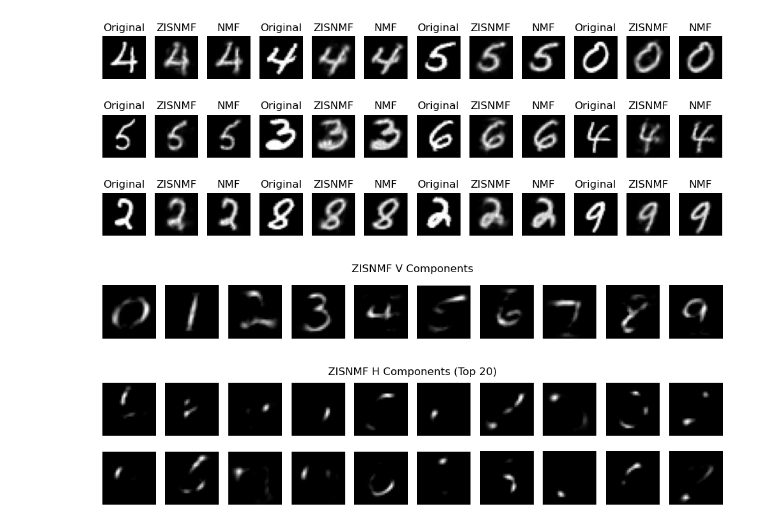
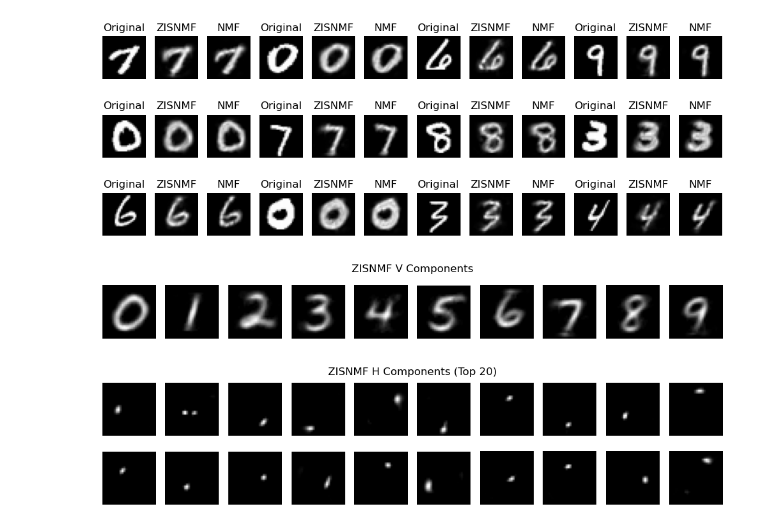
Before and after one commit to ZengFLab/zisnmf, a Jupyter notebook: test_digit.ipynb, the cells around one changed output. Cells and saved outputs as stored; diff of their text form; code cells hidden in the pictures.

```diff
--- a/test_digit.ipynb
+++ b/test_digit.ipynb
@@ -28,17 +28,20 @@ target = target.astype(int)
 n_classes = len(np.unique(target))
 # %%
 # 设置参数
-n_components = 150
+n_components = 100
+n_extra_states = 100
 num_epochs = 100
 learning_rate = 0.01
 alpha = 0.2
 
-# 运行LSNMF
-zisnmf = ZISNMF(n_samples, n_features, n_components, n_classes, zero_inflated=False, delta=0, init_type='random', device='cuda')
+# 运行zisnmf
+zisnmf = ZISNMF(n_samples, n_features, n_classes, n_extra_states, zero_inflated=False, delta=0, device='cuda')
 
 L = torch.zeros((n_samples, n_classes))
 L[np.arange(n_samples), target] = 1.0  # 假设每个样本属于一个状态
-W_lsnmf, H_lsnmf = zisnmf.fit_transform(torch.from_numpy(X).float(), L, num_epochs=num_epochs, learning_rate=learning_rate, alpha=alpha, batch_size=1024)
+
+M_zisnmf, V_zisnmf, W_zisnmf, H_zisnmf = zisnmf.fit_transform(torch.from_numpy(X).float(), L, num_epochs=num_epochs,
+                                                          learning_rate=learning_rate, alpha=alpha, batch_size=256)
 # %%
 # 运行NMF
 nmf = NMF(n_components=n_components, max_iter=num_epochs, init='random')
@@ -52,8 +55,8 @@ H_nmf = nmf.components_
 indices = np.random.choice(n_samples, 12, replace=False)
 X_selected = X[indices]
 
-# 使用LSNMF重建图片
-X_lsnmf_reconstructed = np.dot(W_lsnmf[indices], H_lsnmf)
+# 使用zisnmf重建图片
+X_zisnmf_reconstructed = np.dot(M_zisnmf[indices], V_zisnmf) + np.dot(W_zisnmf[indices], H_zisnmf)
 
 # 使用NMF重建图片
 X_nmf_reconstructed = np.dot(W_nmf[indices], H_nmf)
@@ -65,7 +68,7 @@ for i in range(3):
     axes[i, 0].set_title('Original')
     axes[i, 0].axis('off')
 
-    axes[i, 1].imshow(X_lsnmf_reconstructed[i].reshape(28,28), cmap='gray')
+    axes[i, 1].imshow(X_zisnmf_reconstructed[i].reshape(28,28), cmap='gray')
     axes[i, 1].set_title('ZISNMF')
     axes[i, 1].axis('off')
 
@@ -78,7 +81,7 @@ for i in range(3):
     axes[i, 3].set_title('Original')
     axes[i, 3].axis('off')
 
-    axes[i, 4].imshow(X_lsnmf_reconstructed[i+3].reshape(28,28), cmap='gray')
+    axes[i, 4].imshow(X_zisnmf_reconstructed[i+3].reshape(28,28), cmap='gray')
     axes[i, 4].set_title('ZISNMF')
     axes[i, 4].axis('off')
 
@@ -91,43 +94,43 @@ for i in range(3):
     axes[i, 6].set_title('Original')
     axes[i, 6].axis('off')
 
-    axes[i, 7].imshow(X_lsnmf_reconstructed[i+6].reshape(28,28), cmap='gray')
+    axes[i, 7].imshow(X_zisnmf_reconstructed[i+6].reshape(28,28), cmap='gray')
     axes[i, 7].set_title('ZISNMF')
     axes[i, 7].axis('off')
 
     axes[i, 8].imshow(X_nmf_reconstructed[i+6].reshape(28,28), cmap='gray')
     axes[i, 8].set_title('NMF')
     axes[i, 8].axis('off')
 
 for i in range(3):
     axes[i, 9].imshow(X_selected[i+9].reshape(28,28), cmap='gray')
     axes[i, 9].set_title('Original')
     axes[i, 9].axis('off')
 
-    axes[i, 10].imshow(X_lsnmf_reconstructed[i+9].reshape(28,28), cmap='gray')
+    axes[i, 10].imshow(X_zisnmf_reconstructed[i+9].reshape(28,28), cmap='gray')
     axes[i, 10].set_title('ZISNMF')
     axes[i, 10].axis('off')
 
     axes[i, 11].imshow(X_nmf_reconstructed[i+9].reshape(28,28), cmap='gray')
     axes[i, 11].set_title('NMF')
     axes[i, 11].axis('off')
 
 plt.tight_layout()
 plt.show()
 
 
 # Save the figure to an image file
 #fig.savefig('mnist_reconstruct.png', dpi=300)  # Save with the same DPI as the figure
 
 # Close the figure
 #plt.close(fig)
 # %% [output]
-[figure, old version]
+[figure, new version]
 # %%
-# 可视化LSNMF的V分量
+# 可视化zisnmf的V分量
 fig, axes = plt.subplots(1, 10, figsize=(10, 4))
 for j in range(10):
-    axes[j].imshow(H_lsnmf[j].reshape(28,28), cmap='gray')
+    axes[j].imshow(V_zisnmf[j].reshape(28,28), cmap='gray')
     axes[j].axis('off')
 plt.suptitle('ZISNMF V Components', y=0.65)
 plt.tight_layout()
@@ -140,13 +143,13 @@ plt.show()
 # Close the figure
 #plt.close(fig)
 # %% [output]
-[figure, old version]
+[figure, new version]
 # %%
 # 可视化ZISNMF的H分量
 fig, axes = plt.subplots(2, 10, figsize=(10, 3))
 for i in range(2):
     for j in range(10):
-        axes[i, j].imshow(H_lsnmf[10+i*10+j].reshape(28,28), cmap='gray')
+        axes[i, j].imshow(H_zisnmf[i*10+j].reshape(28,28), cmap='gray')
         axes[i, j].axis('off')
 plt.suptitle('ZISNMF H Components (Top 20)', y=0.85)
 plt.tight_layout()
@@ -159,7 +162,7 @@ plt.show()
 # Close the figure
 #plt.close(fig)
 # %% [output]
-[figure, old version]
+[figure, new version]
 # %%
 # 可视化NMF的H分量
 fig, axes = plt.subplots(2, 10, figsize=(10, 3))
```
Also changed, not shown: parts of 1 cell of this notebook, 1 other file.
